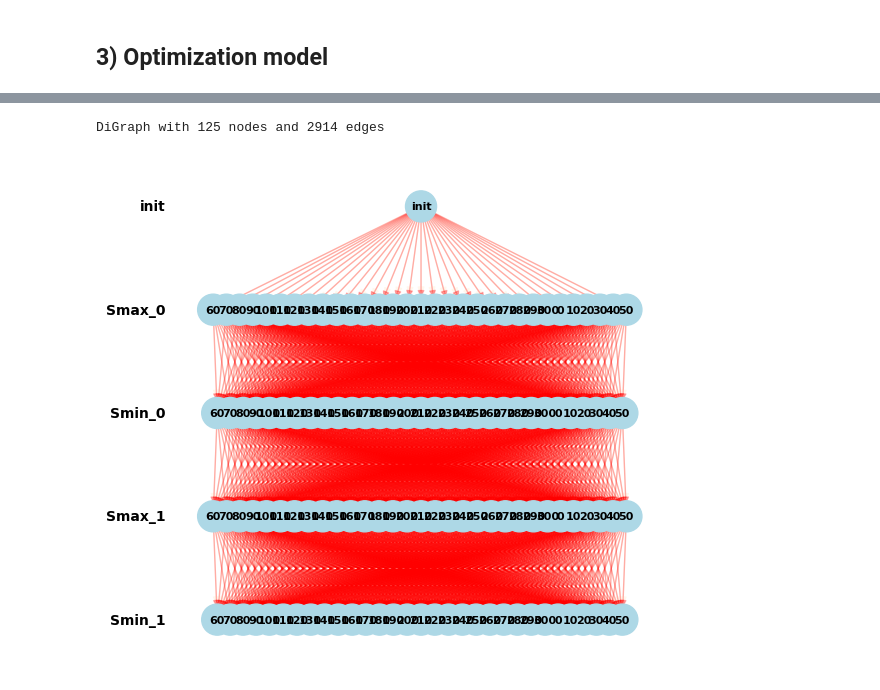
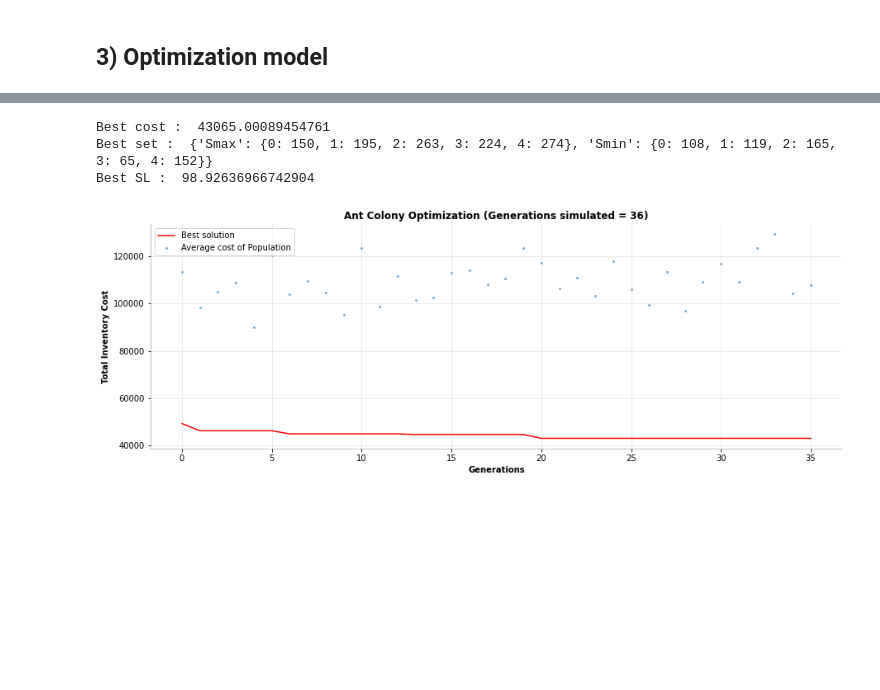
Before and after one commit to yu9800/SELSP_simOpt, a Jupyter notebook: inventory_opt.ipynb, the cells around one changed output, grey strips where cells are left out. Cells and saved outputs as stored; diff of their text form; code cells hidden in the pictures; blank space fills up the shorter version.

```diff
--- a/inventory_opt.ipynb
+++ b/inventory_opt.ipynb
@@ -1072,7 +1222,18 @@ DiGraph with 125 nodes and 2914 edges
-# %%
-ant_colony = AntColony(flags, config)
-ant_colony.plot_graph()
-# %% [output]
-DiGraph with 125 nodes and 2914 edges
-[figure, removed]
+# %%
+ant_colony = AntColony(flags, config)
+results_aco = ant_colony.results
+
+print('Best cost : ', results_aco['best_cost'])
+print('Best set : ', results_aco['best_point'])
+print('Best SL : ', results_aco['best_sl'])
+
+x_label = 'Generations'
+title = 'Ant Colony Optimization'
+support_line = 'Average cost of Population'
+plot_evolution_best(x_label, title, results_aco, support_line)
+# %% [output]
+Best cost :  43065.00089454761
+Best set :  {'Smax': {0: 150, 1: 195, 2: 263, 3: 224, 4: 274}, 'Smin': {0: 108, 1: 119, 2: 165, 3: 65, 4: 152}}
+Best SL :  98.92636966742904
+[figure, added]
 # %% [markdown]
```
Also changed, not shown: parts of 32 cells of this notebook.
